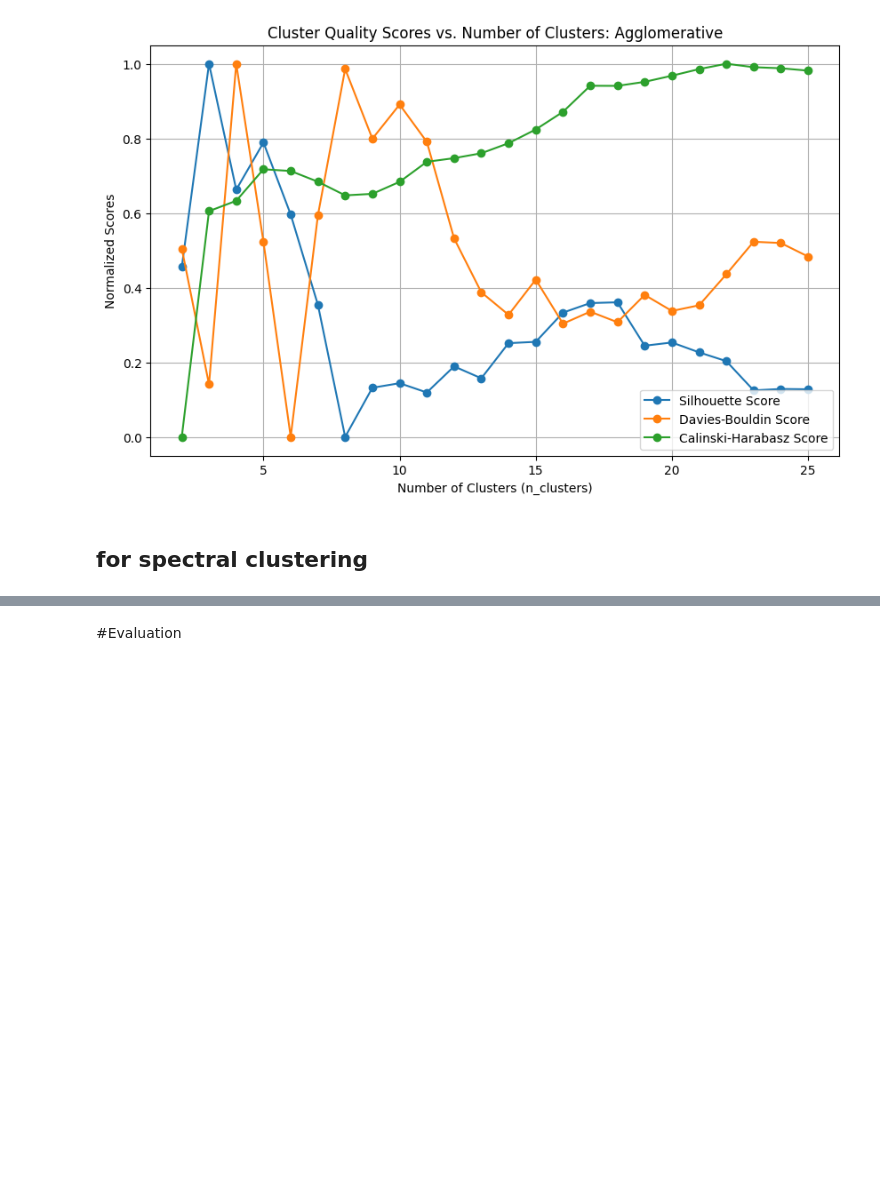
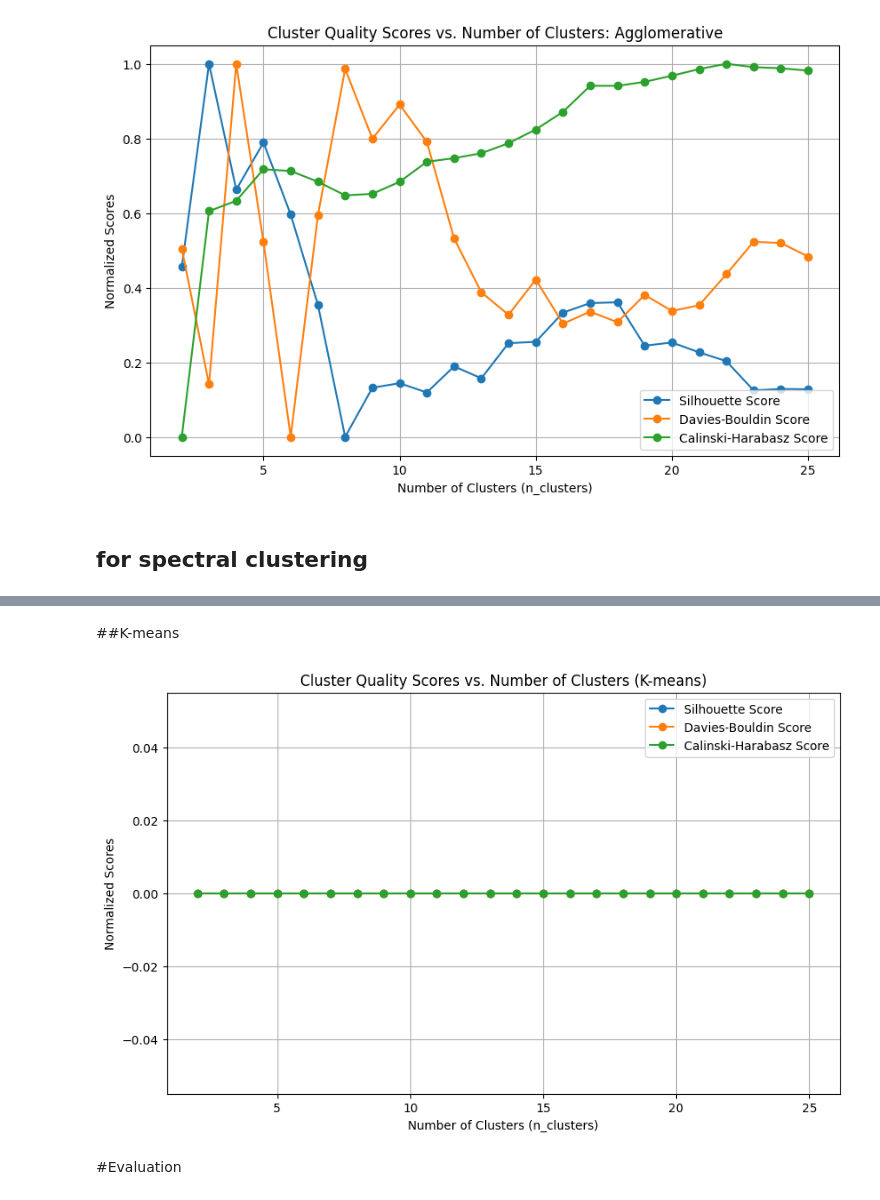
Before and after one commit to Fmazin/AI_Project, a Jupyter notebook: code/main_project_flow.ipynb, the cells around one changed output, grey strips where cells are left out. Cells and saved outputs as stored; diff of their text form; code cells hidden in the pictures; blank space fills up the shorter version.

```diff
--- a/code/main_project_flow.ipynb
+++ b/code/main_project_flow.ipynb
@@ -633,3 +633,71 @@ plt.show()
+# %% [markdown]
+##K-means
+# %%
+# Define a list of n_clusters values to iterate over
+n_clusters_values = list(range(2,26))
+
+# Initialize lists to store scores
+silhouette_scores = []
+davies_bouldin_scores = []
+calinski_harabasz_scores = []
+
+# Loop over different values of n_clusters
+for n_clusters in n_clusters_values:
+    # Fit K-Means clustering with the current number of clusters
+    #clusters = AgglomerativeClustering(n_clusters=n_clusters,metric='euclidean', linkage='ward').fit(x)
+    clusters = KMeans(n_clusters=n_clusters, random_state=0, n_init="auto").fit(x)
+
+    # Calculate cluster quality scores
+    SC_score = silhouette_score(x, cluster_labels)
+    DB_score = davies_bouldin_score(x, cluster_labels)
+    CH_score = calinski_harabasz_score(x, cluster_labels)
+
+     # Update best and worst scores and their corresponding n_clusters values
+    if SC_score > best_silhouette_score:
+        best_silhouette_score = SC_score
+        best_silhouette_n_clusters = n_clusters
+
+    if DB_score < best_davies_bouldin_score:
+        best_davies_bouldin_score = DB_score
+        best_davies_bouldin_n_clusters = n_clusters
+
+    if CH_score > best_calinski_harabasz_score:
+        best_calinski_harabasz_score = CH_score
+        best_calinski_harabasz_n_clusters = n_clusters
+
+    # Append scores to the respective lists
+    silhouette_scores.append(SC_score)
+    davies_bouldin_scores.append(DB_score)
+    calinski_harabasz_scores.append(CH_score)
+
+# Normalize the scores between 0 and 1 (optional)
+scaler = MinMaxScaler()
+silhouette_scores_normalized = scaler.fit_transform(np.array(silhouette_scores).reshape(-1, 1))
+davies_bouldin_scores_normalized = scaler.fit_transform(np.array(davies_bouldin_scores).reshape(-1, 1))
+calinski_harabasz_scores_normalized = scaler.fit_transform(np.array(calinski_harabasz_scores).reshape(-1, 1))
+
+# Create a DataFrame to store the normalized scores
+normalized_scores_df = pd.DataFrame({
+    'n_clusters': n_clusters_values,
+    'Silhouette Score': silhouette_scores_normalized.flatten(),
+    'Davies-Bouldin Score': davies_bouldin_scores_normalized.flatten(),
+    'Calinski-Harabasz Score': calinski_harabasz_scores_normalized.flatten()
+})
+
+
+# Plot the scores for each n_clusters value
+plt.figure(figsize=(10, 6))
+plt.plot(normalized_scores_df['n_clusters'], normalized_scores_df['Silhouette Score'], label='Silhouette Score', marker='o')
+plt.plot(normalized_scores_df['n_clusters'], normalized_scores_df['Davies-Bouldin Score'], label='Davies-Bouldin Score', marker='o')
+plt.plot(normalized_scores_df['n_clusters'], normalized_scores_df['Calinski-Harabasz Score'], label='Calinski-Harabasz Score', marker='o')
+plt.xlabel('Number of Clusters (n_clusters)')
+plt.ylabel('Normalized Scores')
+plt.title('Cluster Quality Scores vs. Number of Clusters (K-means)')
+plt.legend()
+plt.grid(True)
+plt.show()
+# %% [output]
+[figure, added]
 # %% [markdown]
 #Evaluation
 # %%
```
Also changed, not shown: parts of 6 cells of this notebook.
